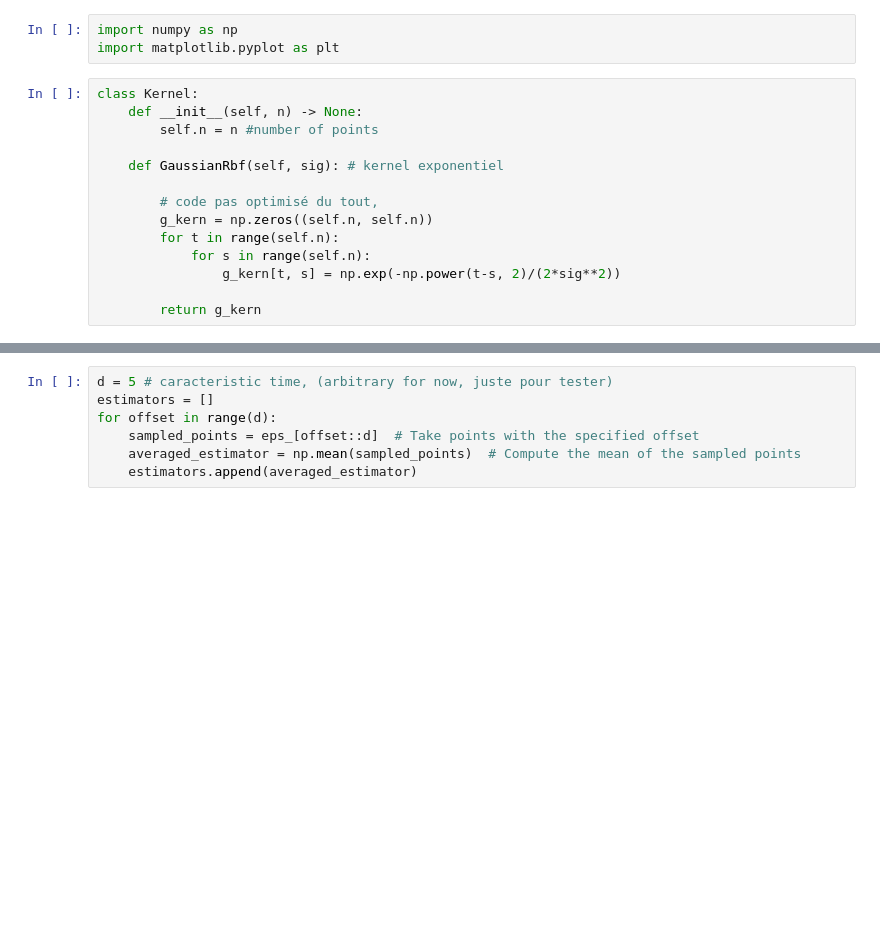
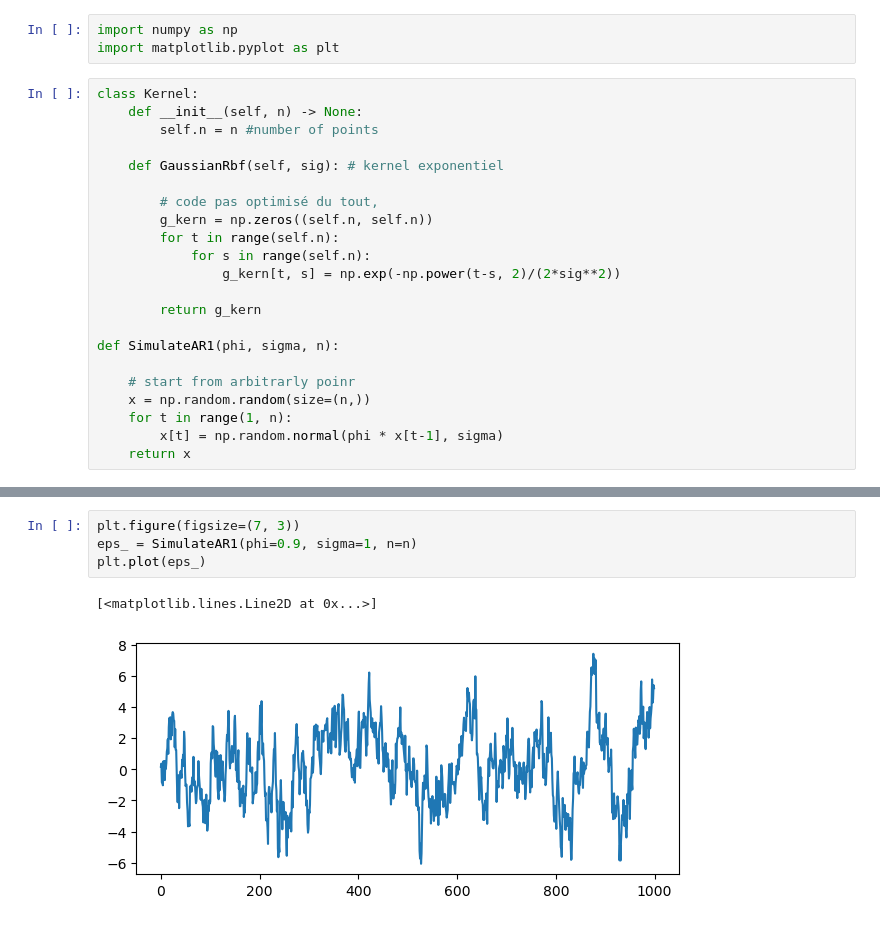
Before and after one commit to nguyenicolas/LinearBandits, a Jupyter notebook: mixing.ipynb, the cells around one changed output, grey strips where cells are left out. Drawn from its saved outputs; the diff is of its cells as text; blank space fills up the shorter version.

```diff
--- a/mixing.ipynb
+++ b/mixing.ipynb
@@ -15,3 +15,11 @@ class Kernel:
                 g_kern[t, s] = np.exp(-np.power(t-s, 2)/(2*sig**2))
 
         return g_kern
+
+def SimulateAR1(phi, sigma, n):
+
+    # start from arbitrarly poinr
+    x = np.random.random(size=(n,))
+    for t in range(1, n):
+        x[t] = np.random.normal(phi * x[t-1], sigma)
+    return x
@@ -46,10 +50,10 @@ plt.plot(eps_)
-# %%
-d = 5 # caracteristic time, (arbitrary for now, juste pour tester)
-estimators = []
-for offset in range(d):
-    sampled_points = eps_[offset::d]  # Take points with the specified offset
-    averaged_estimator = np.mean(sampled_points)  # Compute the mean of the sampled points
-    estimators.append(averaged_estimator)
+# %%
+plt.figure(figsize=(7, 3))
+eps_ = SimulateAR1(phi=0.9, sigma=1, n=n)
+plt.plot(eps_)
+# %% [output]
+[<matplotlib.lines.Line2D at 0x...>]
+[figure, added]
 # %%
 estimators
 # %% [output]
```
Also changed, not shown: parts of 5 cells of this notebook.
